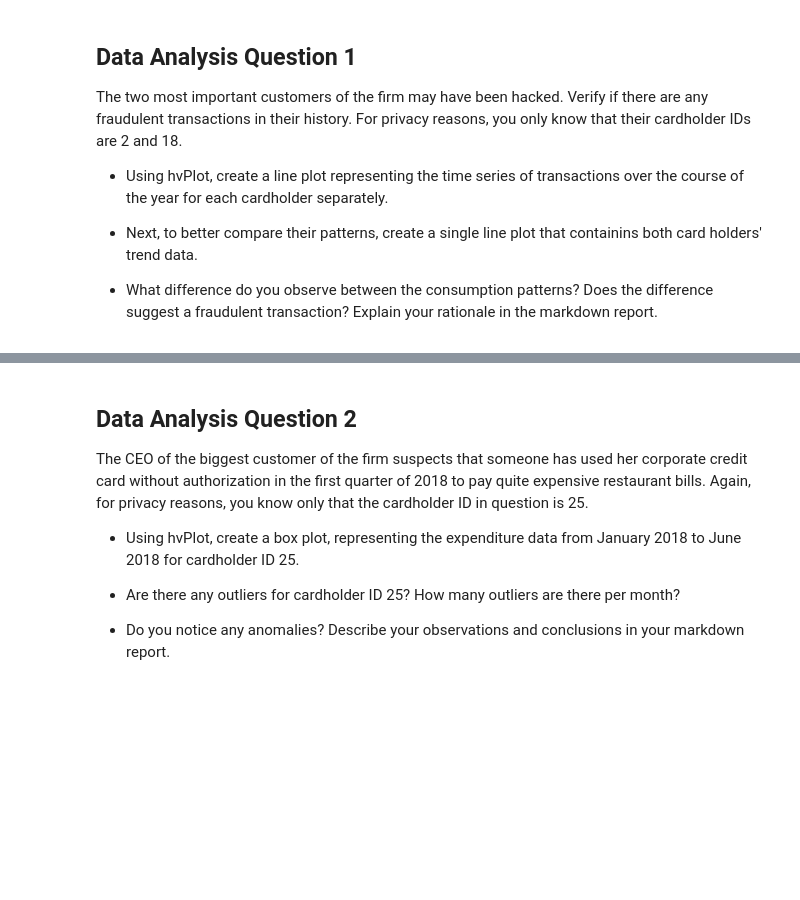
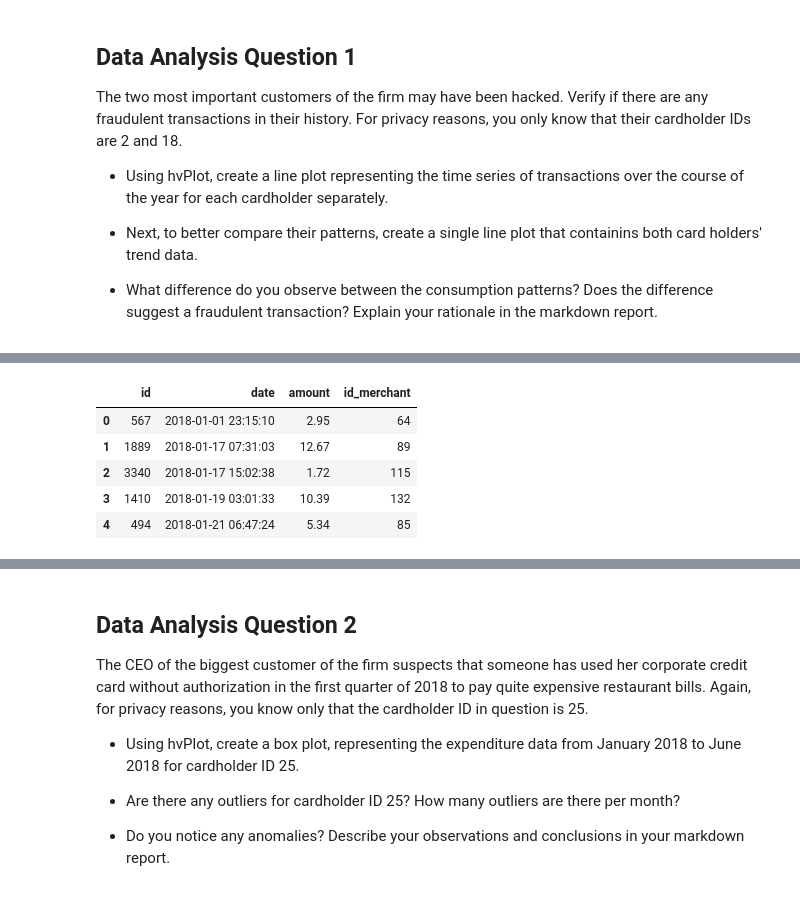
Before and after one commit to MontgomeryG/python-homework, a Jupyter notebook: Module 7 Challenge/Starter_Files/visual_data_analysis.ipynb, the cells around one changed output, grey strips where cells are left out. Saved outputs shown, nothing was run; the diff lists cells and outputs as text; code cells hidden in the pictures; blank space fills up the shorter version.

```diff
--- a/Module 7 Challenge/Starter_Files/visual_data_analysis.ipynb
+++ b/Module 7 Challenge/Starter_Files/visual_data_analysis.ipynb
@@ -159,0 +195,17 @@ test_1
+# %%
+# Write the query to get the data from transaction_table given card holder 18, card with index 0
+query3 = """
+        SELECT id, date, amount, id_merchant FROM transaction_table
+        WHERE card='4498002758300'
+        """
+
+transactions_id18_CC1 = pd.read_sql(query3, engine)
+
+transactions_id18_CC1.head()
+# %% [output]
+|  | id | date | amount | id_merchant |
+| 0 | 567 | 2018-01-01 23:15:10 | 2.95 | 64 |
+| 1 | 1889 | 2018-01-17 07:31:03 | 12.67 | 89 |
+| 2 | 3340 | 2018-01-17 15:02:38 | 1.72 | 115 |
+| 3 | 1410 | 2018-01-19 03:01:33 | 10.39 | 132 |
+| 4 | 494 | 2018-01-21 06:47:24 | 5.34 | 85 |
```
Also changed, not shown: parts of 15 cells of this notebook.
